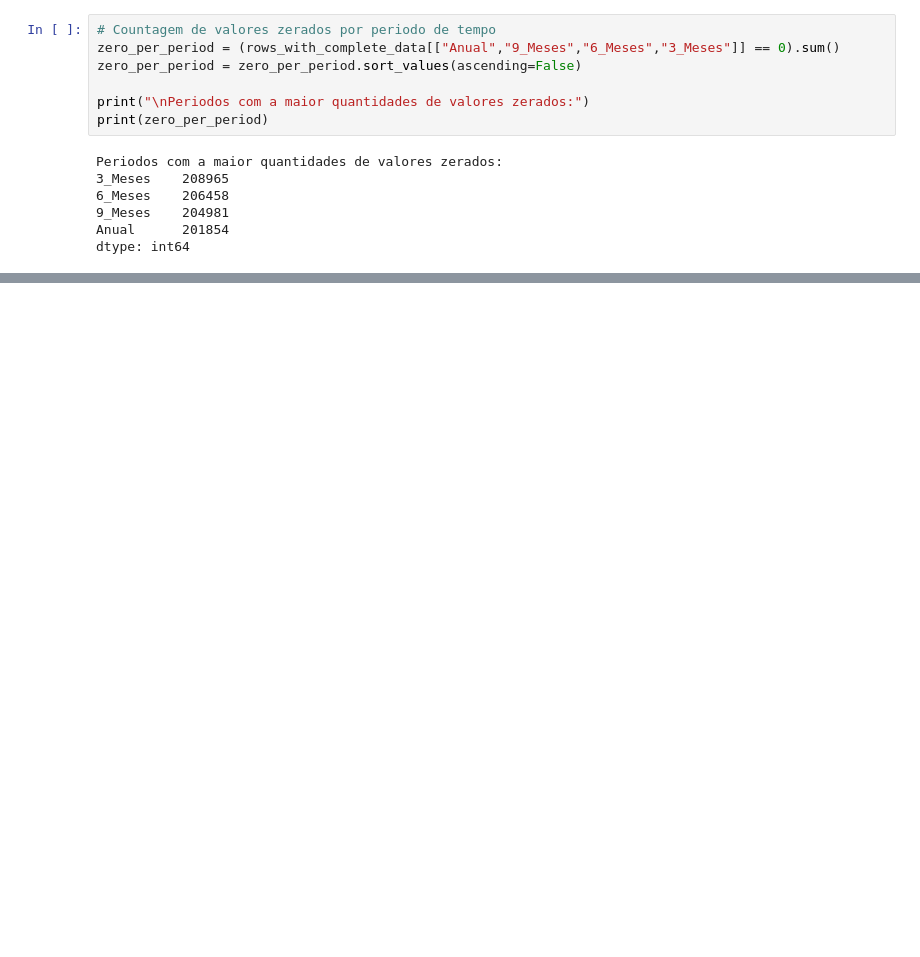
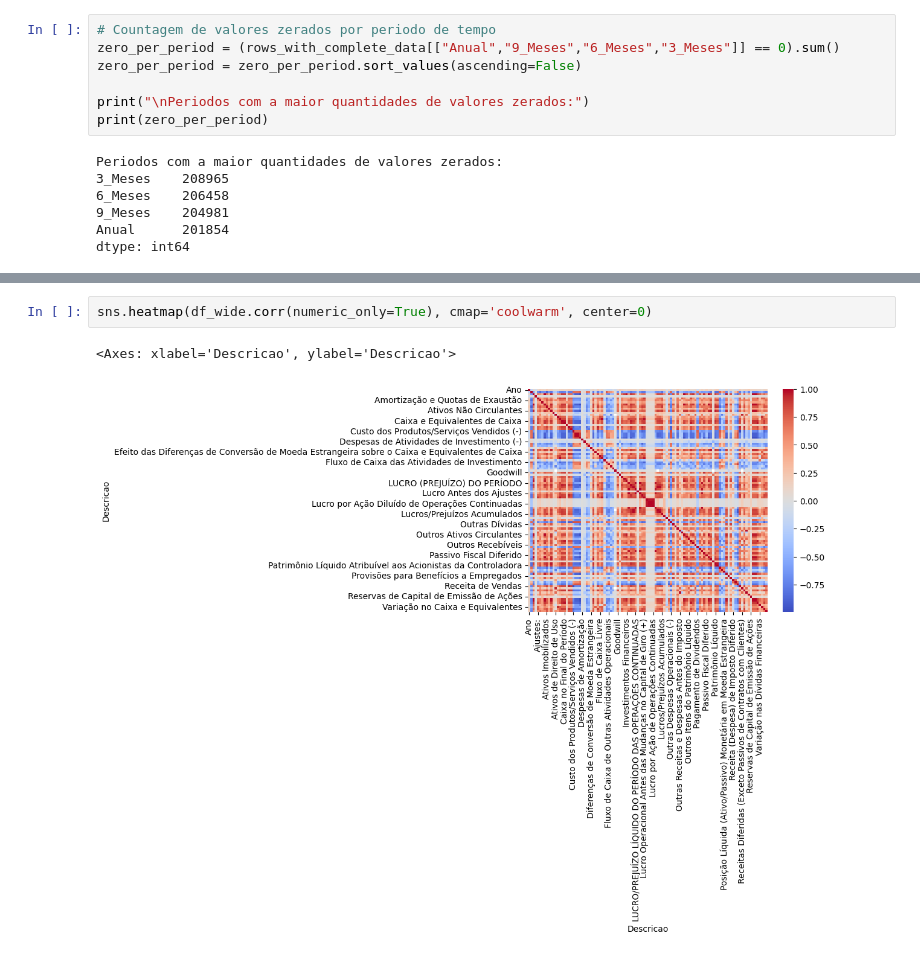
Before and after one commit to lgregs/TCC-CD-USP, a Jupyter notebook: data_cleaning.ipynb, the cells around one changed output, grey strips where cells are left out. Cells and saved outputs as stored; diff of their text form; blank space fills up the shorter version.

```diff
--- a/data_cleaning.ipynb
+++ b/data_cleaning.ipynb
@@ -655,0 +747,5 @@ These are the top 20 most relevant indicators for credit scoring in Turkey, base
+# %%
+sns.heatmap(df_wide.corr(numeric_only=True), cmap='coolwarm', center=0)
+# %% [output]
+<Axes: xlabel='Descricao', ylabel='Descricao'>
+[figure, added]
```
Also changed, not shown: parts of 40 cells of this notebook.
